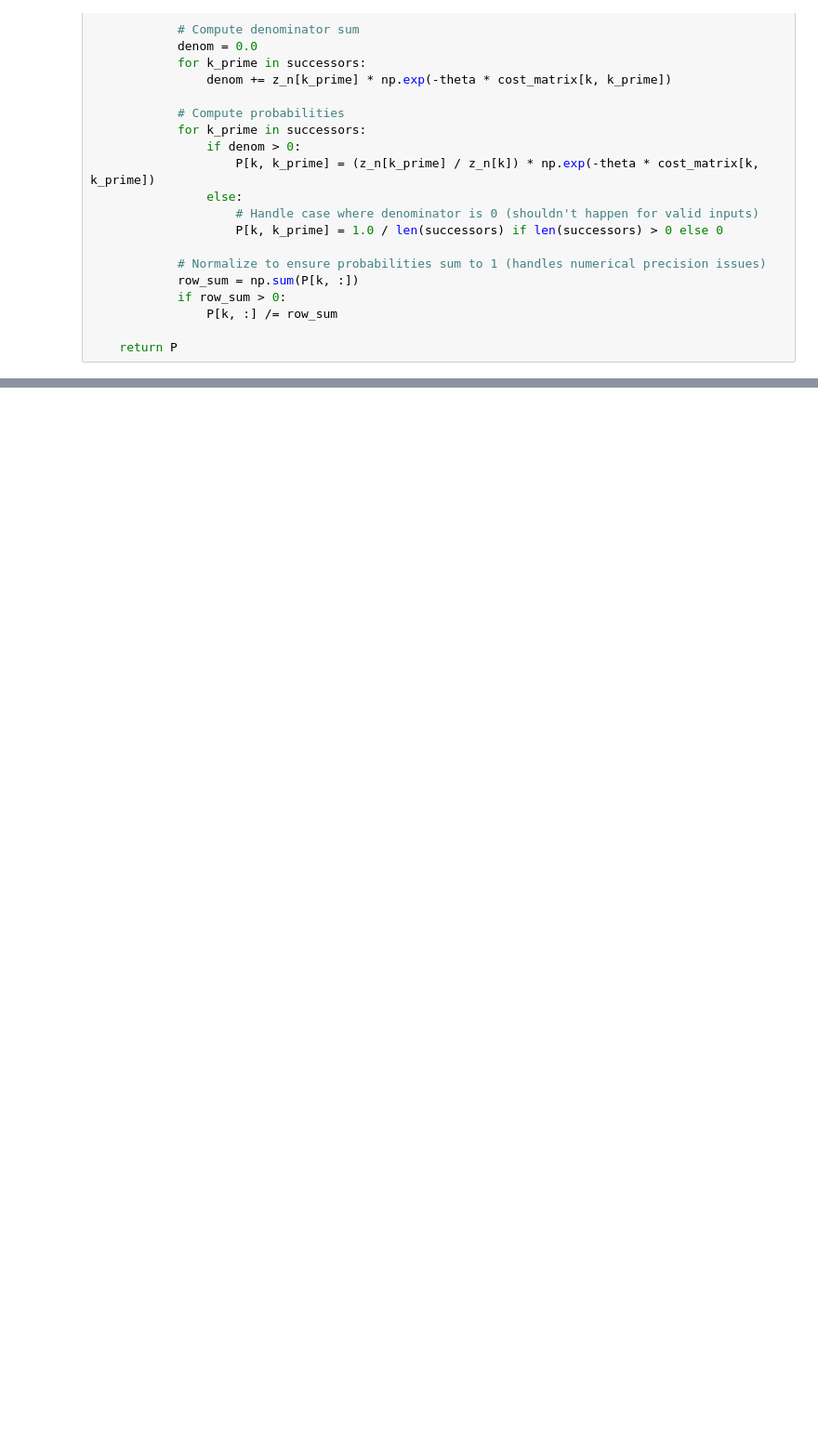
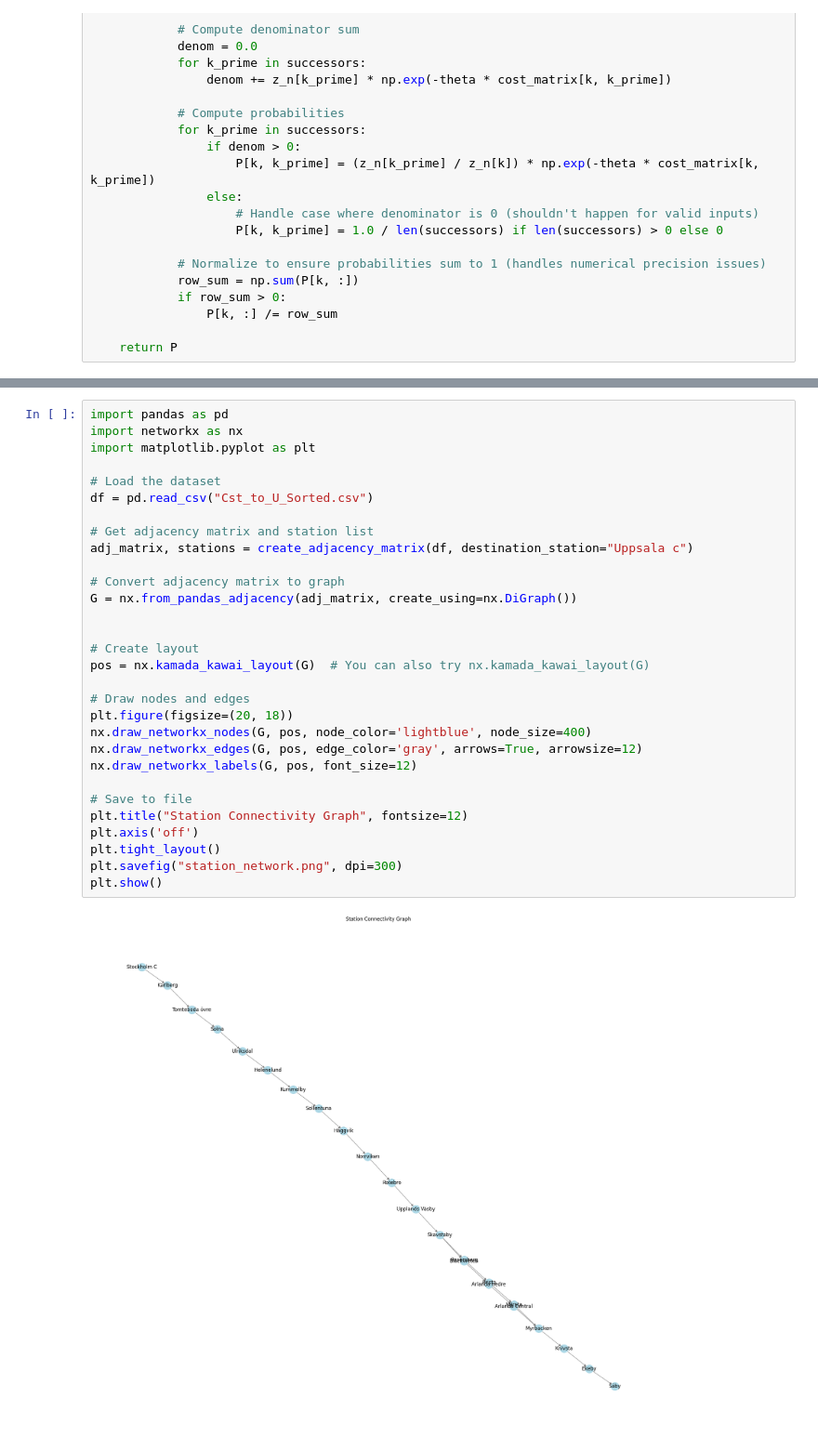
Before and after one commit to eranganana/Railway_Network_RSP, a Jupyter notebook: main_v2.ipynb, the cells around one changed output, grey strips where cells are left out. Shown at 93% size. Cells and saved outputs as stored; diff of their text form; blank space fills up the shorter version.

```diff
--- a/main_v2.ipynb
+++ b/main_v2.ipynb
@@ -441,0 +521,32 @@ Last row of cost_matrix: [1.e+10 1.e+10 1.e+10 1.e+10 1.e+10 1.e+10 1.e+10 1.e+1
+# %%
+import pandas as pd
+import networkx as nx
+import matplotlib.pyplot as plt
+
+# Load the dataset
+df = pd.read_csv("Cst_to_U_Sorted.csv")
+
+# Get adjacency matrix and station list
+adj_matrix, stations = create_adjacency_matrix(df, destination_station="Uppsala c")
+
+# Convert adjacency matrix to graph
+G = nx.from_pandas_adjacency(adj_matrix, create_using=nx.DiGraph())
+
+
+# Create layout
+pos = nx.kamada_kawai_layout(G)  # You can also try nx.kamada_kawai_layout(G)
+
+# Draw nodes and edges
+plt.figure(figsize=(20, 18))
+nx.draw_networkx_nodes(G, pos, node_color='lightblue', node_size=400)
+nx.draw_networkx_edges(G, pos, edge_color='gray', arrows=True, arrowsize=12)
+nx.draw_networkx_labels(G, pos, font_size=12)
+
+# Save to file
+plt.title("Station Connectivity Graph", fontsize=12)
+plt.axis('off')
+plt.tight_layout()
+plt.savefig("station_network.png", dpi=300)
+plt.show()
+# %% [output]
+[figure, added]
```
Also changed, not shown: parts of 12 cells of this notebook, 5 other files.
